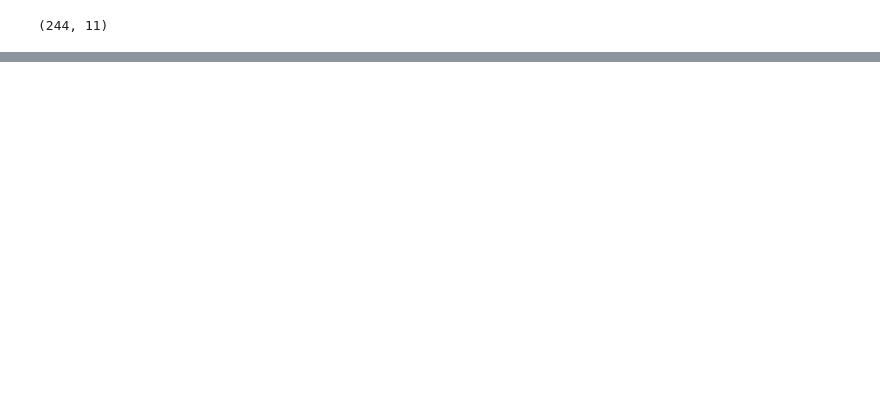
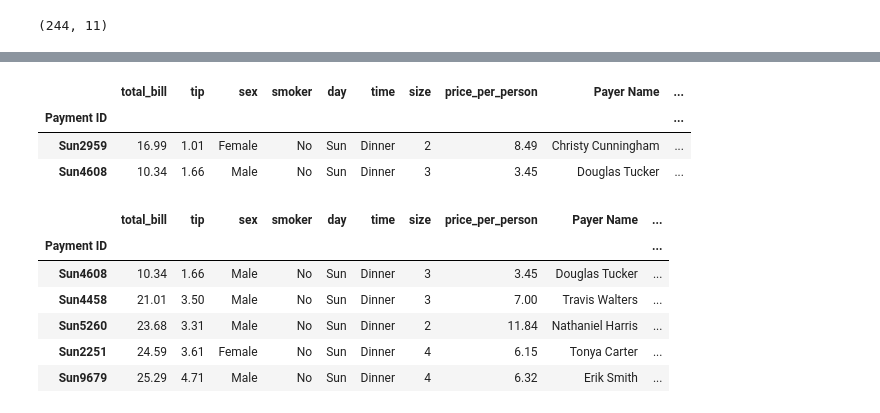
Before and after one commit to NicolasODT/DS_ML, a Jupyter notebook: Pandas/Pandas_dataFrames.ipynb, the cells around one changed output, grey strips where cells are left out. Saved outputs shown, nothing was run; the diff lists cells and outputs as text; code cells hidden in the pictures; blank space fills up the shorter version.

```diff
--- a/Pandas/Pandas_dataFrames.ipynb
+++ b/Pandas/Pandas_dataFrames.ipynb
@@ -185,0 +283,19 @@ df.shape # on affiche le nombre de lignes et de colonnes du DataFrame, voila pou
+# %%
+df.loc[['Sun2959', 'Sun4608']] # on affiche les lignes 'Sun2959' et 'Sun4608' du DataFrame avec loc[]
+# %% [output]
+|  | total_bill | tip | sex | smoker | day | time | size | price_per_person | Payer Name | ... |
+| Payment ID |  |  |  |  |  |  |  |  |  | ... |
+| Sun2959 | 16.99 | 1.01 | Female | No | Sun | Dinner | 2 | 8.49 | Christy Cunningham | ... |
+| Sun4608 | 10.34 | 1.66 | Male | No | Sun | Dinner | 3 | 3.45 | Douglas Tucker | ... |
+# %%
+df = df.drop('Sun2959', axis=0) # on supprime la ligne 'Sun2959' du DataFrame avec drop() et axis=0 pour les lignes
+# eu lieu de drop on peu utiliser la selection avec loc[] et iloc[], par exemple df.iloc[1:] pour supprimer la ligne 0
+df.head()
+# %% [output]
+|  | total_bill | tip | sex | smoker | day | time | size | price_per_person | Payer Name | ... |
+| Payment ID |  |  |  |  |  |  |  |  |  | ... |
+| Sun4608 | 10.34 | 1.66 | Male | No | Sun | Dinner | 3 | 3.45 | Douglas Tucker | ... |
+| Sun4458 | 21.01 | 3.50 | Male | No | Sun | Dinner | 3 | 7.00 | Travis Walters | ... |
+| Sun5260 | 23.68 | 3.31 | Male | No | Sun | Dinner | 2 | 11.84 | Nathaniel Harris | ... |
+| Sun2251 | 24.59 | 3.61 | Female | No | Sun | Dinner | 4 | 6.15 | Tonya Carter | ... |
+| Sun9679 | 25.29 | 4.71 | Male | No | Sun | Dinner | 4 | 6.32 | Erik Smith | ... |
```
Also changed, not shown: parts of 13 cells of this notebook.
